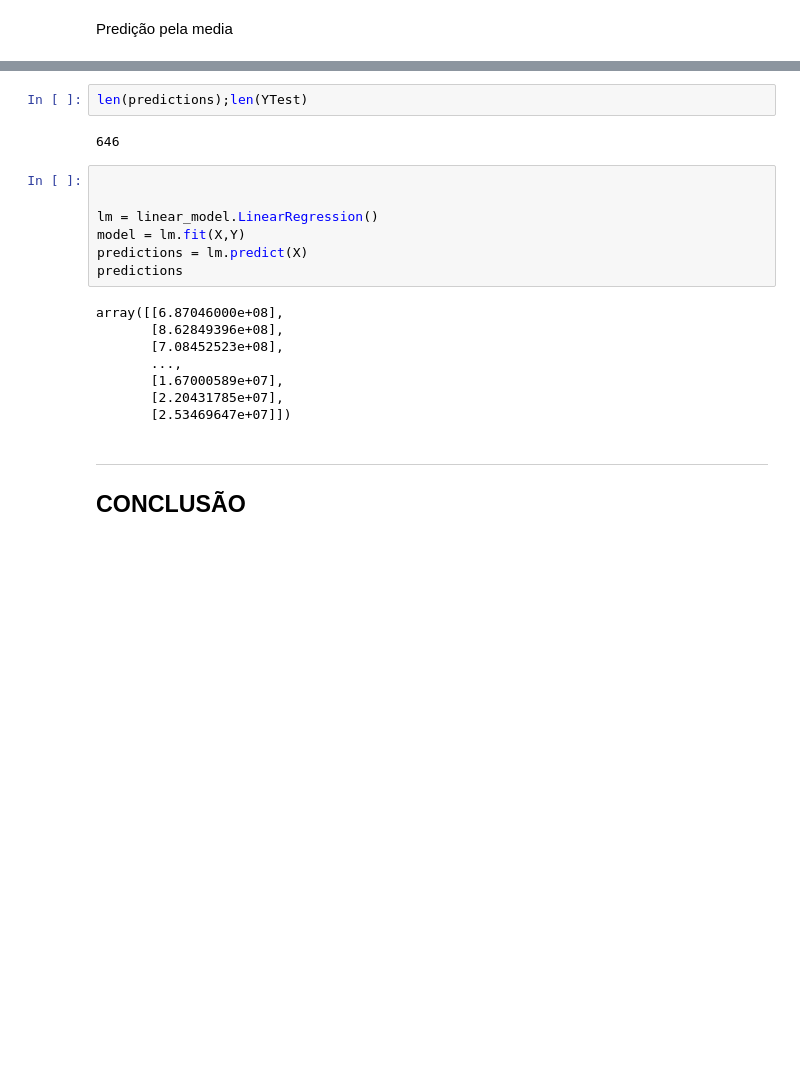
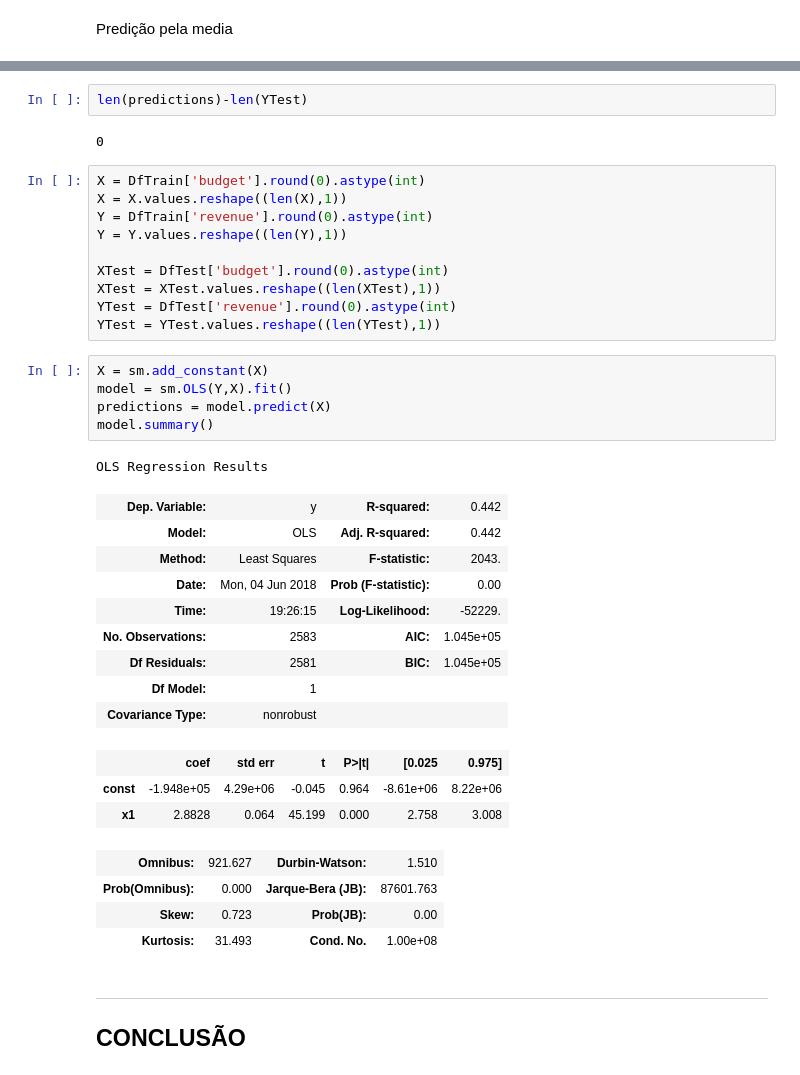
Before and after one commit to guipleite/DPCD, a Jupyter notebook: Projeto3/Projeto3 Layout.ipynb, the cells around one changed output, grey strips where cells are left out. Saved outputs shown, nothing was run; the diff lists cells and outputs as text; blank space fills up the shorter version.

```diff
--- a/Projeto3/Projeto3 Layout.ipynb
+++ b/Projeto3/Projeto3 Layout.ipynb
@@ -203,22 +205,40 @@ array([[ 1.46667648e+07],
 # %%
-len(predictions);len(YTest)
+len(predictions)-len(YTest)
 # %% [output]
-646
+0
-# %%
-
-
-lm = linear_model.LinearRegression()
-model = lm.fit(X,Y)
-predictions = lm.predict(X)
-predictions
-# %% [output]
-array([[6.87046000e+08],
-       [8.62849396e+08],
-       [7.08452523e+08],
-       ...,
-       [1.67000589e+07],
-       [2.20431785e+07],
-       [2.53469647e+07]])
+# %%
+X = DfTrain['budget'].round(0).astype(int)
+X = X.values.reshape((len(X),1))
+Y = DfTrain['revenue'].round(0).astype(int)
+Y = Y.values.reshape((len(Y),1))
+
+XTest = DfTest['budget'].round(0).astype(int)
+XTest = XTest.values.reshape((len(XTest),1))
+YTest = DfTest['revenue'].round(0).astype(int)
+YTest = YTest.values.reshape((len(YTest),1))
+# %%
+X = sm.add_constant(X)
+model = sm.OLS(Y,X).fit()
+predictions = model.predict(X)
+model.summary()
+# %% [output]
+OLS Regression Results
+| Dep. Variable: | y | R-squared: | 0.442 |
+| Model: | OLS | Adj. R-squared: | 0.442 |
+| Method: | Least Squares | F-statistic: | 2043. |
+| Date: | Mon, 04 Jun 2018 | Prob (F-statistic): | 0.00 |
+| Time: | 19:26:15 | Log-Likelihood: | -52229. |
+| No. Observations: | 2583 | AIC: | 1.045e+05 |
+| Df Residuals: | 2581 | BIC: | 1.045e+05 |
+| Df Model: | 1 |  |  |
+| Covariance Type: | nonrobust |  |  |
+|  | coef | std err | t | P>|t| | [0.025 | 0.975] |
+| const | -1.948e+05 | 4.29e+06 | -0.045 | 0.964 | -8.61e+06 | 8.22e+06 |
+| x1 | 2.8828 | 0.064 | 45.199 | 0.000 | 2.758 | 3.008 |
+| Omnibus: | 921.627 | Durbin-Watson: | 1.510 |
+| Prob(Omnibus): | 0.000 | Jarque-Bera (JB): | 87601.763 |
+| Skew: | 0.723 | Prob(JB): | 0.00 |
+| Kurtosis: | 31.493 | Cond. No. | 1.00e+08 |
 # %% [markdown]
 ___
 ## CONCLUSÃO
```
Also changed, not shown: parts of 5 cells of this notebook.
